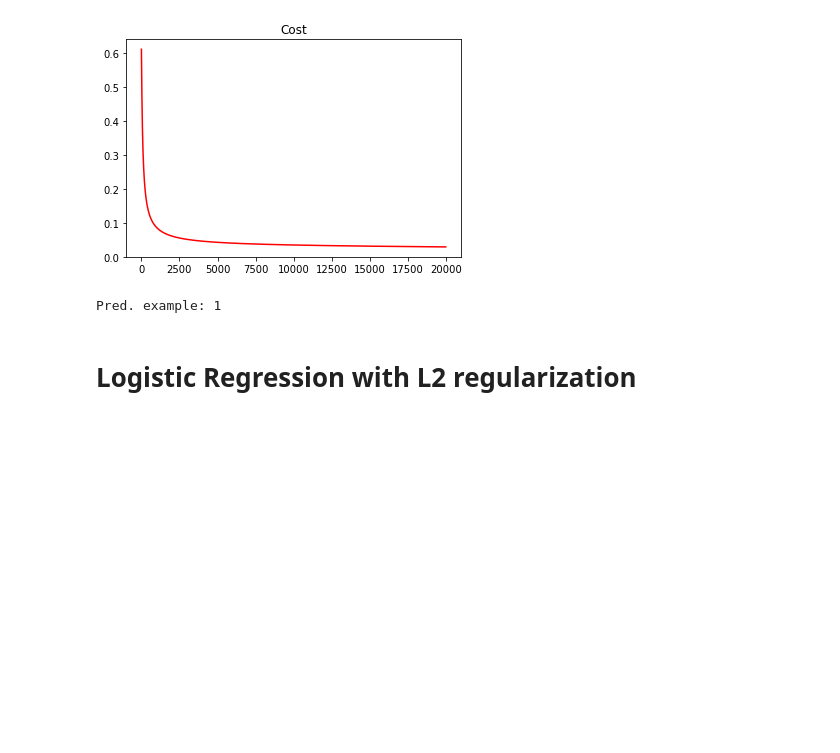
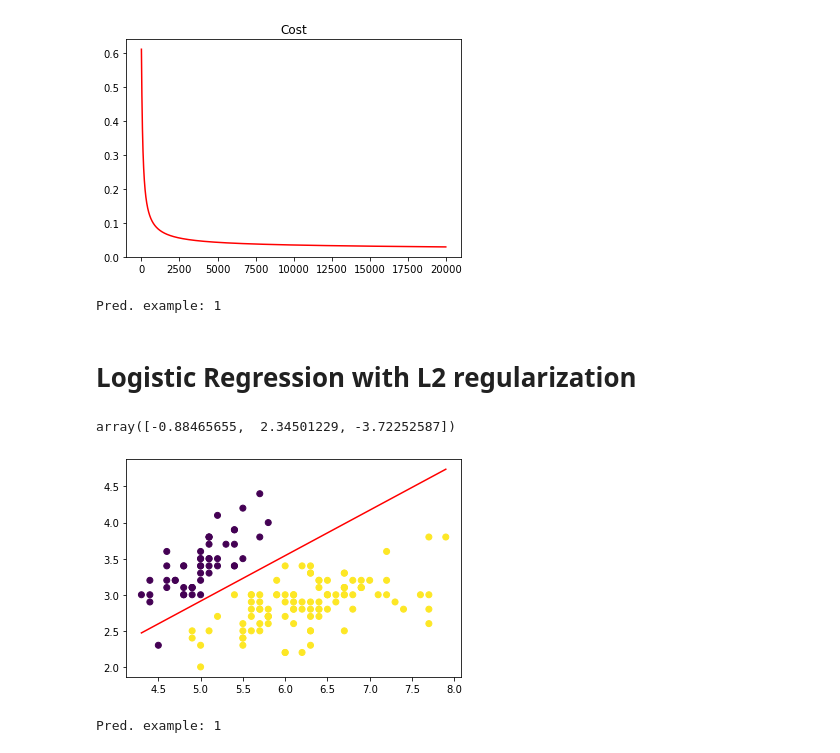
Before and after one commit to TiagoS16/SIB_MachineLearning, a Jupyter notebook: scripts/AVAL_2.ipynb, the cells around one changed output. Saved outputs shown, nothing was run; the diff lists cells and outputs as text; code cells hidden in the pictures; blank space fills up the shorter version.

```diff
--- a/scripts/AVAL_2.ipynb
+++ b/scripts/AVAL_2.ipynb
@@ -143,15 +143,21 @@ Pred. example: 1
 # %% [markdown]
 # Logistic Regression with L2 regularization
 # %%
-# logreg = LogisticRegressionReg()
-# logreg.fit(dataset)
-# logreg.theta
+logreg = LogisticRegressionReg()
+logreg.fit(dataset)
+logreg.theta
+# %% [output]
+array([-0.88465655,  2.34501229, -3.72252587])
 # %%
-# plt.scatter(dataset.X[:, 0], dataset.X[:, 1], c=dataset.Y)
-# _x = np.linspace(min(dataset.X[:, 0]), max(dataset.X[:, 0]), 2)
-# _y = [(-logreg.theta[0]-logreg.theta[1]*x)/logreg.theta[2] for x in _x]
-# plt.plot(_x, _y, '-', color='red')
-# plt.show()
+plt.scatter(dataset.X[:, 0], dataset.X[:, 1], c=dataset.Y)
+_x = np.linspace(min(dataset.X[:, 0]), max(dataset.X[:, 0]), 2)
+_y = [(-logreg.theta[0]-logreg.theta[1]*x)/logreg.theta[2] for x in _x]
+plt.plot(_x, _y, '-', color='red')
+plt.show()
+# %% [output]
+[figure, added]
 # %%
-# ex = np.array([5.5, 2])
-# print("Pred. example:", logreg.predict(ex))
+ex = np.array([5.5, 2])
+print("Pred. example:", logreg.predict(ex))
+# %% [output]
+Pred. example: 1
```
Also changed, not shown: parts of 4 cells of this notebook, 6 other files.
